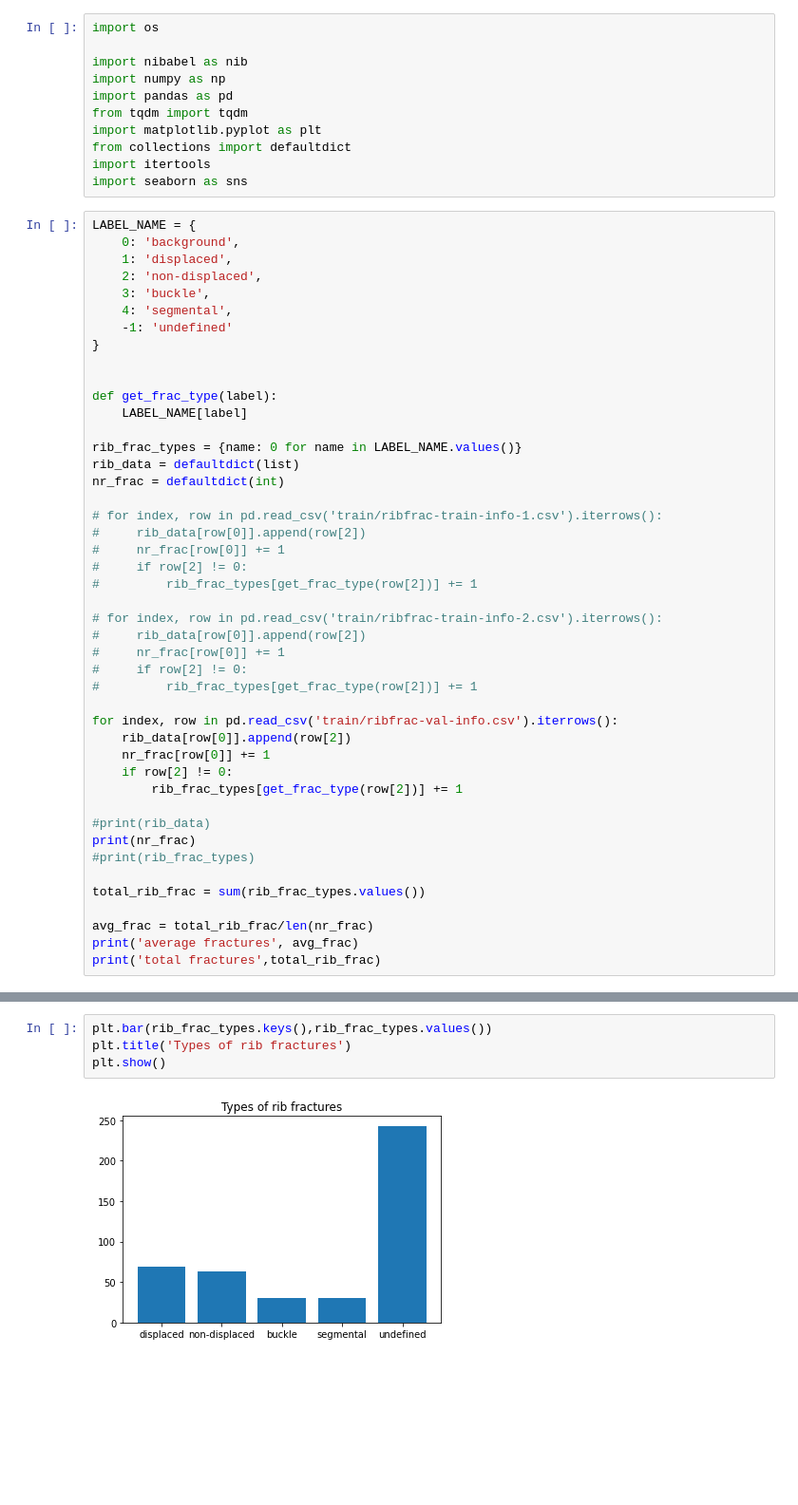
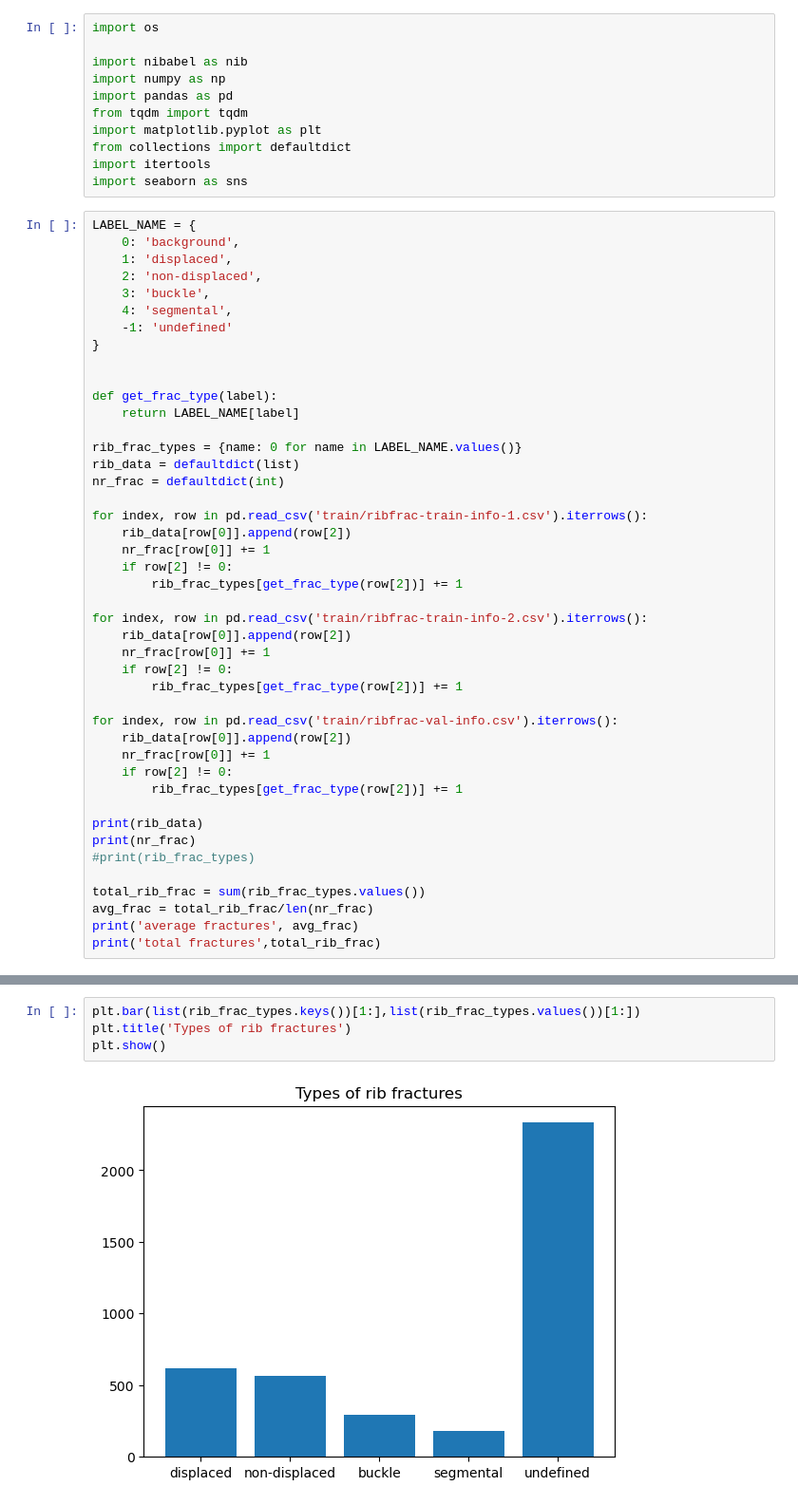
Before and after one commit to diegogcerdas/rib-fracture, a Jupyter notebook: data_statistics/Data analysis.ipynb, the cells around one changed output, grey strips where cells are left out. Shown at 95% size. Saved outputs shown, nothing was run; the diff lists cells and outputs as text; blank space fills up the shorter version.

```diff
--- a/data_statistics/Data analysis.ipynb
+++ b/data_statistics/Data analysis.ipynb
@@ -21,23 +21,23 @@ LABEL_NAME = {
 
 
 def get_frac_type(label):
-    LABEL_NAME[label]
+    return LABEL_NAME[label]
 
 rib_frac_types = {name: 0 for name in LABEL_NAME.values()}
 rib_data = defaultdict(list)
 nr_frac = defaultdict(int)
 
-# for index, row in pd.read_csv('train/ribfrac-train-info-1.csv').iterrows():
-#     rib_data[row[0]].append(row[2])
-#     nr_frac[row[0]] += 1
-#     if row[2] != 0:
-#         rib_frac_types[get_frac_type(row[2])] += 1
+for index, row in pd.read_csv('train/ribfrac-train-info-1.csv').iterrows():
+    rib_data[row[0]].append(row[2])
+    nr_frac[row[0]] += 1
+    if row[2] != 0:
+        rib_frac_types[get_frac_type(row[2])] += 1
 
-# for index, row in pd.read_csv('train/ribfrac-train-info-2.csv').iterrows():
-#     rib_data[row[0]].append(row[2])
-#     nr_frac[row[0]] += 1
-#     if row[2] != 0:
-#         rib_frac_types[get_frac_type(row[2])] += 1
+for index, row in pd.read_csv('train/ribfrac-train-info-2.csv').iterrows():
+    rib_data[row[0]].append(row[2])
+    nr_frac[row[0]] += 1
+    if row[2] != 0:
+        rib_frac_types[get_frac_type(row[2])] += 1
 
 for index, row in pd.read_csv('train/ribfrac-val-info.csv').iterrows():
     rib_data[row[0]].append(row[2])
@@ -45,12 +45,11 @@ for index, row in pd.read_csv('train/ribfrac-val-info.csv').iterrows():
     if row[2] != 0:
         rib_frac_types[get_frac_type(row[2])] += 1
 
-#print(rib_data)
+print(rib_data)
 print(nr_frac)
 #print(rib_frac_types)
 
 total_rib_frac = sum(rib_frac_types.values())
-
 avg_frac = total_rib_frac/len(nr_frac)
 print('average fractures', avg_frac)
 print('total fractures',total_rib_frac)
@@ -57,8 +58,8 @@ print('total fractures',total_rib_frac)
 # %%
-plt.bar(rib_frac_types.keys(),rib_frac_types.values())
+plt.bar(list(rib_frac_types.keys())[1:],list(rib_frac_types.values())[1:])
 plt.title('Types of rib fractures')
 plt.show()
 # %% [output]
-[figure, old version]
+[figure, new version]
 # %%
 def get_axis(scan, label, idx):
```
Also changed, not shown: parts of 4 cells of this notebook.
